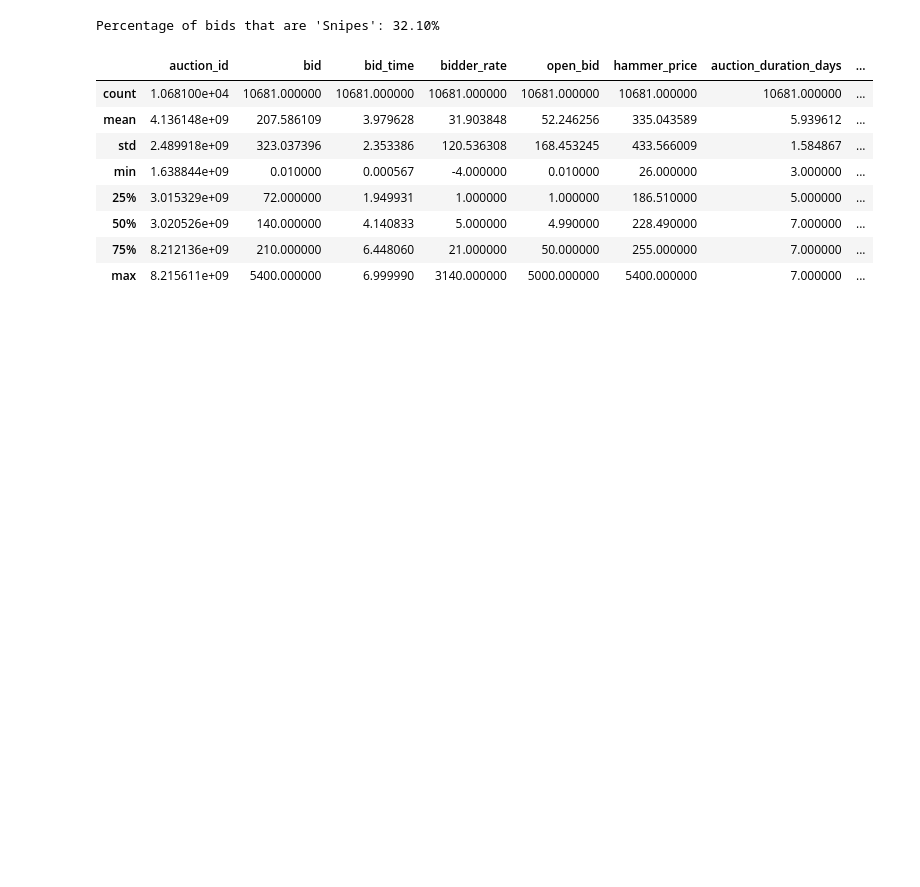
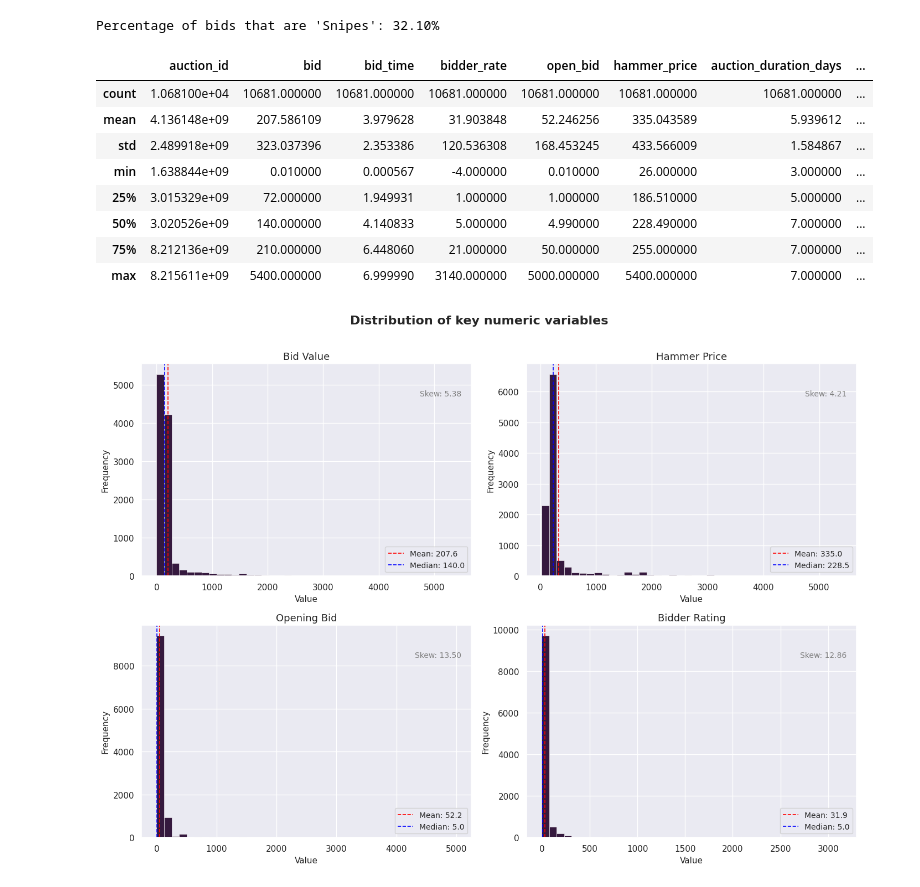
Before and after one commit to IreneGrisenti/Online_Auction_Analysis, a Jupyter notebook: notebooks/analysis.ipynb, the cells around one changed output. Drawn from its saved outputs; the diff is of its cells as text; code cells hidden in the pictures; blank space fills up the shorter version.

Commit message:
viz of distribution of numerical, grouped data by auction

```diff
--- a/notebooks/analysis.ipynb
+++ b/notebooks/analysis.ipynb
@@ -131,7 +131,7 @@ Length: 3, dtype: str
 ['3 day auction', '5 day auction', '7 day auction']
 Length: 3, dtype: str
 # %%
-auction_df_clean["auction_duration_days"] = auction_df_clean["auction_type"].str.extract("(\d+)").astype(int)
+auction_df_clean["auction_duration_days"] = auction_df_clean["auction_type"].str.extract(r"(\d+)").astype(int)
 
 auction_df_clean["relative_bid_time"] = auction_df_clean["bid_time"] / auction_df_clean["auction_duration_days"]
 
@@ -145,10 +145,6 @@ auction_df_clean.head(3)
 # Adding bid momentum for each auction
 auction_df_clean = auction_df_clean.sort_values(["auction_id", "bid_time"])
 auction_df_clean["bid_increment"] = auction_df_clean.groupby("auction_id")["bid"].diff().fillna(0)
-
-
-# Calculating price realization
-auction_df_clean["realization_ratio"] = auction_df_clean["hammer_price"] / auction_df_clean["open_bid"]
 
 
 # Flagging winner
@@ -174,3 +170,40 @@ auction_df_clean.describe()
 | 50% | 3.020526e+09 | 140.000000 | 4.140833 | 5.000000 | 4.990000 | 228.490000 | 7.000000 | ... |
 | 75% | 8.212136e+09 | 210.000000 | 6.448060 | 21.000000 | 50.000000 | 255.000000 | 7.000000 | ... |
 | max | 8.215611e+09 | 5400.000000 | 6.999990 | 3140.000000 | 5000.000000 | 5400.000000 | 7.000000 | ... |
+# %%
+fig1, axes = plt.subplots(2, 2, figsize=(14, 10))
+fig1.suptitle("Distribution of key numeric variables", fontsize=16, fontweight="bold", y=1.01)
+
+cols = {
+    "bid": "Bid Value",
+    "hammer_price": "Hammer Price",
+    "open_bid": "Opening Bid",
+    "bidder_rate": "Bidder Rating"
+}
+
+for ax, (col, label) in zip(axes.flatten(), cols.items()):
+    data = auction_df_clean[col]
+
+    ax.hist(data, bins=40, edgecolor="white", linewidth=0.4)
+    ax.axvline(data.mean(), color="red", linestyle="--", linewidth=1.2, label=f"Mean: {data.mean():.1f}")
+    ax.axvline(data.median(), color="blue", linestyle="--", linewidth=1.2, label=f"Median: {data.median():.1f}")
+
+    ax.set_title(label, fontsize=13)
+    ax.set_xlabel("Value", fontsize=11)
+    ax.set_ylabel("Frequency", fontsize=11)
+    ax.legend(fontsize=10)
+
+    skew = data.skew()
+    ax.text(
+        0.97, 0.85,
+        f"Skew: {skew:.2f}",
+        transform=ax.transAxes,
+        ha="right", fontsize=10,
+        color="gray"
+    )
+
+plt.tight_layout()
+plt.savefig("../img/01_distributions.png", dpi=150, bbox_inches="tight")
+plt.show()
+# %% [output]
+[figure, added]
```
Also changed, not shown: parts of 6 cells of this notebook, 2 other files.
